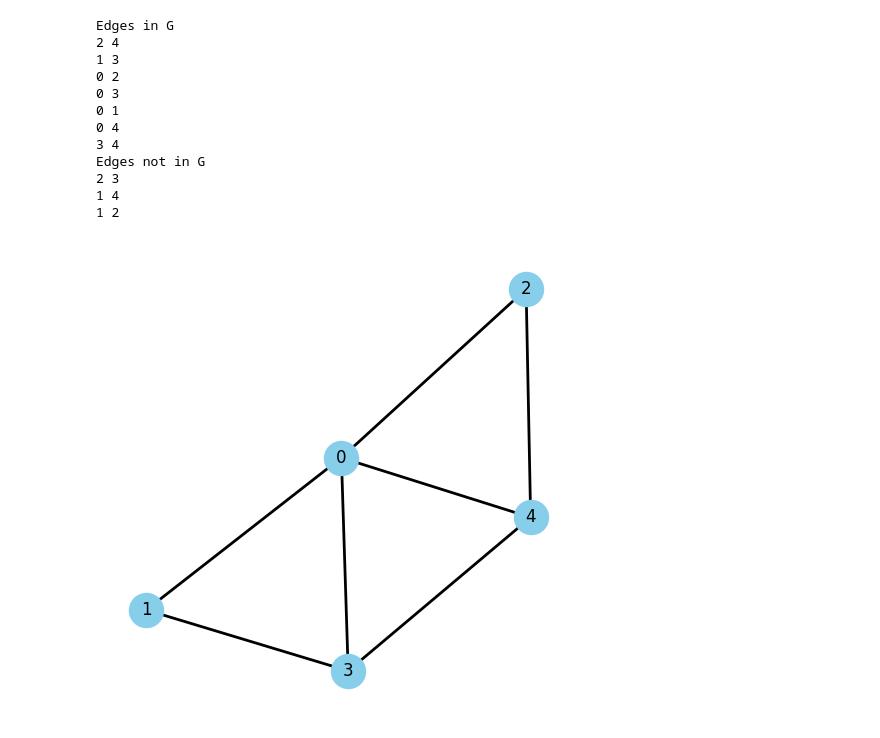
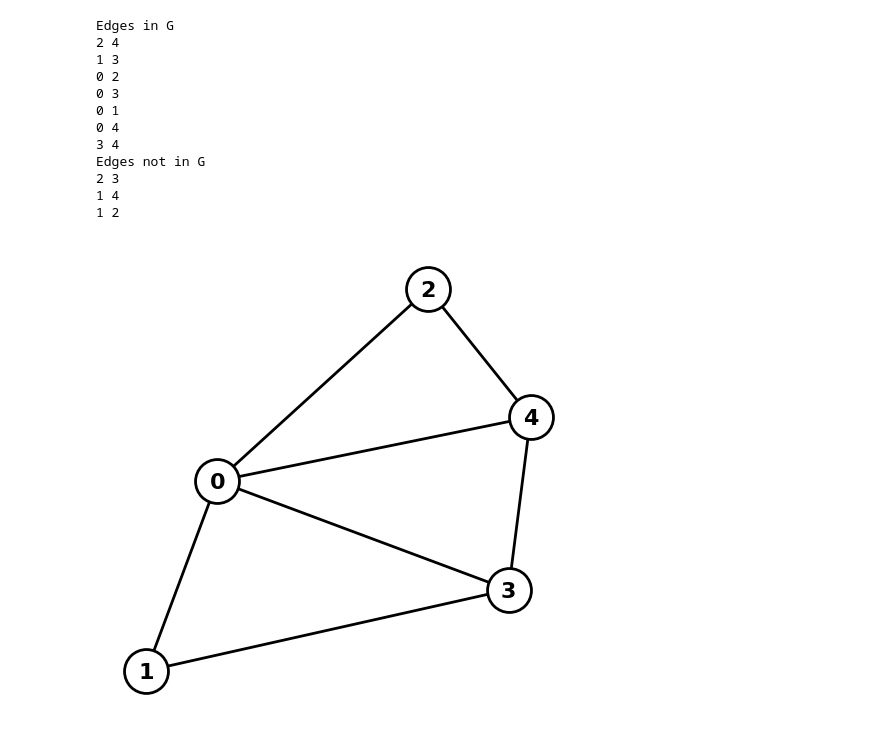
Before and after one commit to BevisD/time-series-assessment, a Jupyter notebook: eda.ipynb, the cells around one changed output. Saved outputs shown, nothing was run; the diff lists cells and outputs as text; code cells hidden in the pictures.

```diff
--- a/eda.ipynb
+++ b/eda.ipynb
@@ -77,10 +77,16 @@ partial_coherence = partial_coherence.real
 fig, axs = plt.subplots(r, r, figsize=(8, 8), tight_layout=True)
 
 for i in range(r):
+    axs[i, 0].set_ylabel(i, fontsize=16)
+    axs[0, i].set_title(i, fontsize=16)
+
     for j in range(r):
-        axs[i, j].plot(partial_coherence[:, i, j])
+        axs[i, j].plot(frequencies, partial_coherence[:, i, j])
+
         axs[i, j].set_xticks([])
         axs[i, j].set_yticks([])
 
         axs[i, j].set_ylim(0, 1.1)
+
+plt.savefig("figures/partial_coherences.pdf", bbox_inches="tight")
 # %% [output]
@@ -112,15 +106,16 @@ L = len(ordered_W)
 alpha = 0.05
 scale = 2*K / (K - (r - 1))
 
-for l in range(L-1, -1, -1):
-    (i, j), w = ordered_W[l]
+for k in range(L-1, -1, -1):
+    l = k + 1
+    (i, j), w = ordered_W[k]
 
     C_L = gamma.ppf(1 - alpha / l, a=A, scale=scale)
     if w < C_L:
         break
 
-accepted_hypotheses = ordered_W[:l+1]
-rejected_hypotheses = ordered_W[l+1:]
+accepted_hypotheses = ordered_W[:l]
+rejected_hypotheses = ordered_W[l:]
 # %%
 print(f"Edges in G")
 for hyp in rejected_hypotheses:
@@ -147,16 +142,18 @@ Edges not in G
 # %%
 G = nx.Graph()
 G.add_edges_from([edge for edge, _ in rejected_hypotheses])
 
-pos = nx.spring_layout(G)
+pos = nx.spring_layout(G, seed=4)
+label_pos = {k: (v[0], v[1] - 0.01) for k, v in pos.items()}
 
 # Draw the graph
 plt.figure(figsize=(6, 6))
-nx.draw_networkx_nodes(G, pos, node_color='skyblue', node_size=600)
+nx.draw_networkx_nodes(G, pos, node_color='white', edgecolors="black", linewidths=2, node_size=1000)
 nx.draw_networkx_edges(G, pos, edge_color='black', width=2)
-nx.draw_networkx_labels(G, pos, font_size=12)
+nx.draw_networkx_labels(G, label_pos, font_size=16, font_weight="bold")
 
 plt.axis('off')
-plt.show()
+
+plt.savefig("figures/graph.pdf")
 # %% [output]
-[figure, old version]
+[figure, new version]
```
Also changed, not shown: parts of 2 cells of this notebook, 3 other files.
